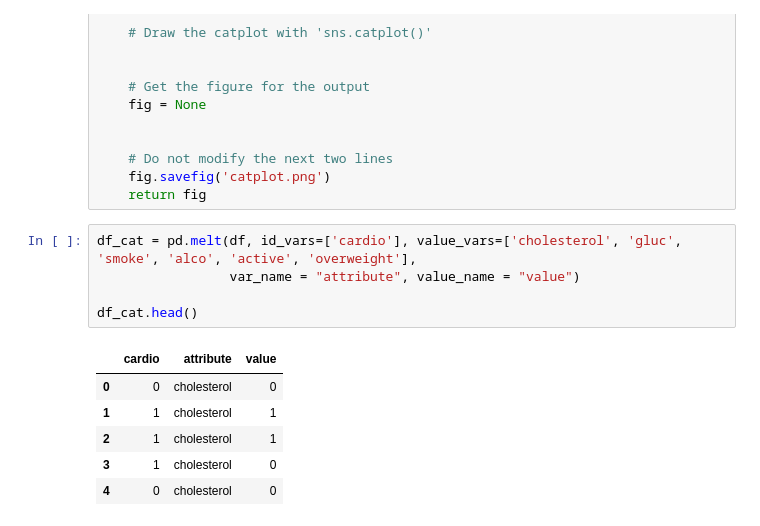
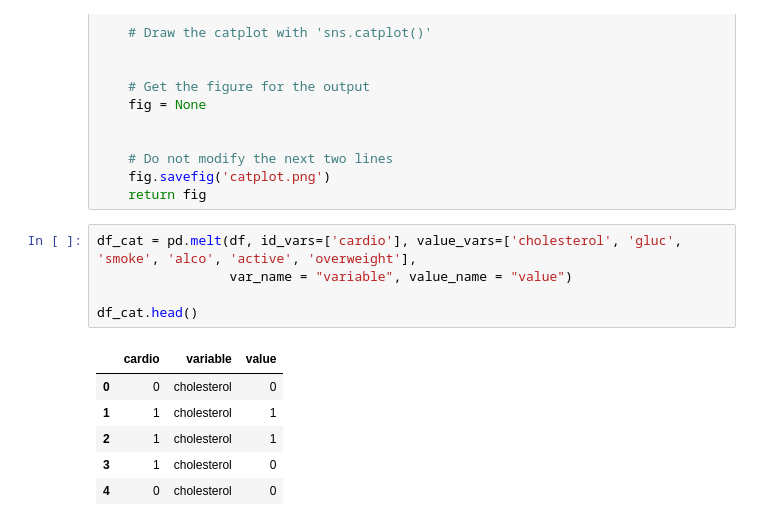
Before and after one commit to abeflores/Data_Analysis_with_Python, a Jupyter notebook: medical_data_visualizer.ipynb, the cells around one changed output. Cells and saved outputs as stored; diff of their text form.

```diff
--- a/medical_data_visualizer.ipynb
+++ b/medical_data_visualizer.ipynb
@@ -153,11 +153,11 @@ def draw_cat_plot():
     return fig
 # %%
 df_cat = pd.melt(df, id_vars=['cardio'], value_vars=['cholesterol', 'gluc', 'smoke', 'alco', 'active', 'overweight'],
-                 var_name = "attribute", value_name = "value")
+                 var_name = "variable", value_name = "value")
 
 df_cat.head()
 # %% [output]
-|  | cardio | attribute | value |
+|  | cardio | variable | value |
 | 0 | 0 | cholesterol | 0 |
 | 1 | 1 | cholesterol | 1 |
 | 2 | 1 | cholesterol | 1 |
```
Also changed, not shown: parts of 1 cell of this notebook.
